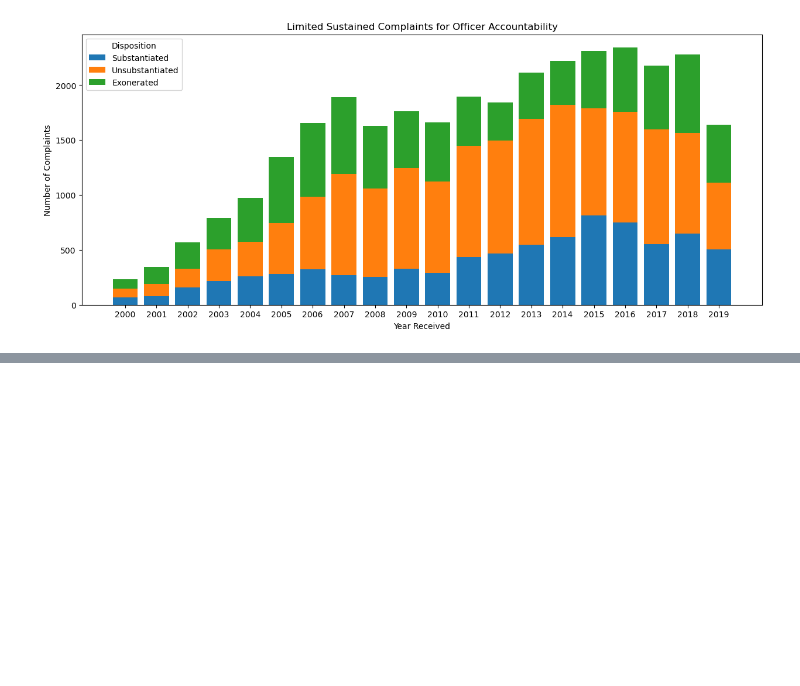
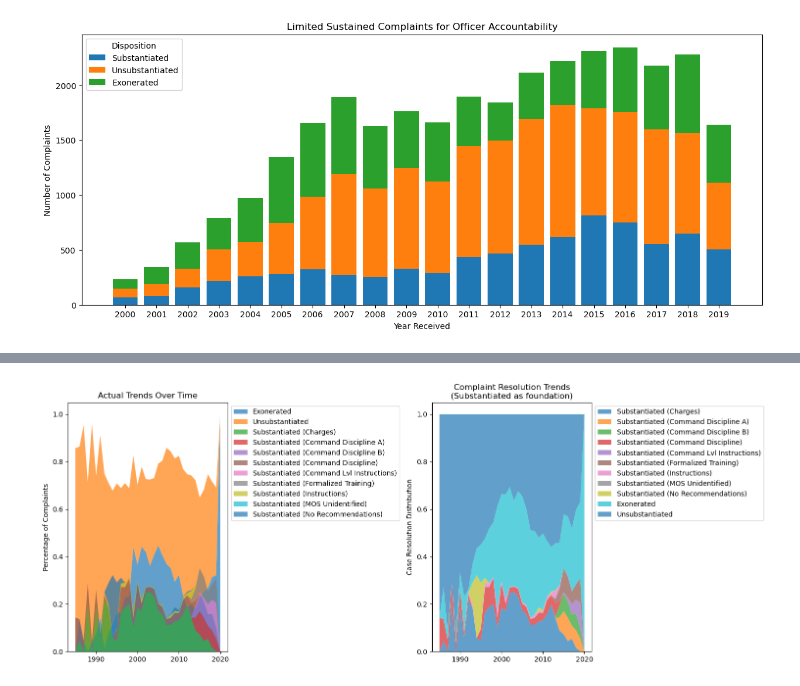
Before and after one commit to vmlau/DSC106_Project2, a Jupyter notebook: project_2.ipynb, the cells around one changed output, grey strips where cells are left out. Cells and saved outputs as stored; diff of their text form; code cells hidden in the pictures; blank space fills up the shorter version.

```diff
--- a/project_2.ipynb
+++ b/project_2.ipynb
@@ -244,0 +294,48 @@ plt.show()
+# %%
+# Create time-series data that shows substantiated growing
+# If you have date information:
+test=data.copy()
+test['year_received'] = pd.to_datetime(data['year_received']).dt.year
+
+yearly_disposition = test.groupby(['year_received', 'board_disposition']).size().unstack(fill_value=0)
+
+# Normalize to percentages but apply smoothing to show substantiated trend
+yearly_percent = yearly_disposition.div(yearly_disposition.sum(axis=1), axis=0)
+
+# Apply selective smoothing - smooth down non-substantiated, smooth up substantiated
+fig, (ax1, ax2) = plt.subplots(1, 2, figsize=(15, 6))
+
+# Truthful
+substantiated_cols = [col for col in yearly_percent.columns if 'Substantiated' in col]
+non_substantiated_cols = [col for col in yearly_percent.columns if 'Substantiated' not in col]
+
+ax1.stackplot(yearly_percent.index,
+             yearly_percent[non_substantiated_cols].T.values,
+             labels=non_substantiated_cols,
+             alpha=0.7)
+ax1.stackplot(yearly_percent.index,
+             yearly_percent[substantiated_cols].T.values,
+             labels=substantiated_cols,
+             alpha=0.7)
+ax1.legend(loc='upper left', bbox_to_anchor=(1, 1))
+ax1.set_title('Actual Trends Over Time')
+ax1.set_ylabel('Percentage of Complaints')
+
+# Deceptive - use area chart with substantiated on bottom (appears larger)
+deceptive_data = yearly_percent.copy()
+# Reorder so substantiated is at the bottom (appears as foundation)
+column_order = substantiated_cols + non_substantiated_cols
+deceptive_data = deceptive_data[column_order]
+
+ax2.stackplot(deceptive_data.index,
+             [deceptive_data[col] for col in deceptive_data.columns],
+             labels=deceptive_data.columns,
+             alpha=0.7)
+ax2.legend(loc='upper left', bbox_to_anchor=(1, 1))
+ax2.set_title('Complaint Resolution Trends\n(Substantiated as foundation)')
+ax2.set_ylabel('Case Resolution Distribution')
+
+plt.tight_layout()
+plt.show()
+# %% [output]
+[figure, added]
```
Also changed, not shown: parts of 9 cells of this notebook.
